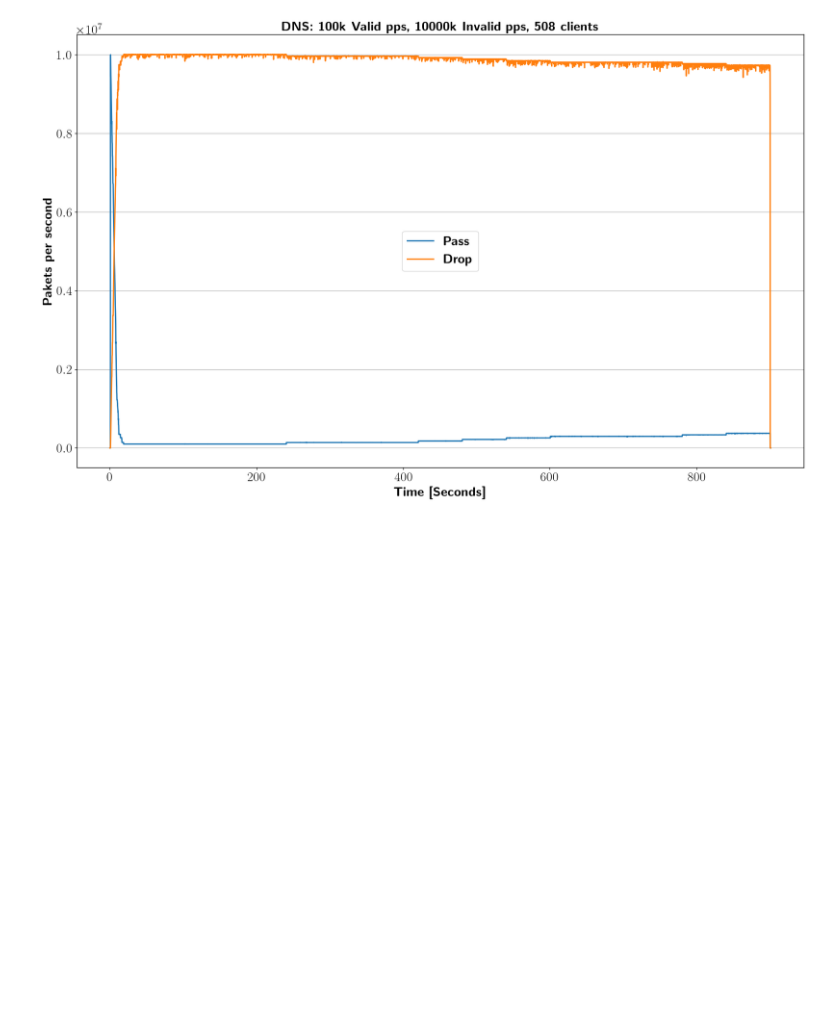
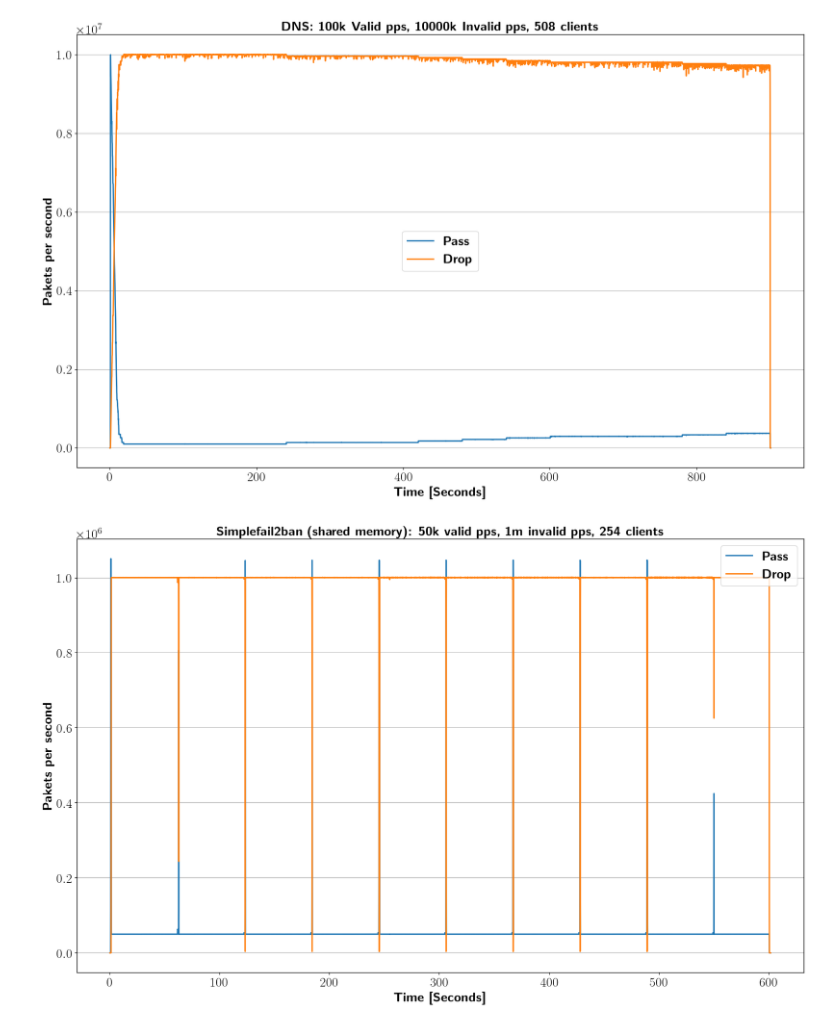
Before and after one commit to DanielVonRauchhaupt/socket_fips, a Jupyter notebook: experiments/Fail2ban_neue_baseline_messung.ipynb, the cells around one changed output. Cells and saved outputs as stored; diff of their text form; code cells hidden in the pictures; blank space fills up the shorter version.

```diff
--- a/experiments/Fail2ban_neue_baseline_messung.ipynb
+++ b/experiments/Fail2ban_neue_baseline_messung.ipynb
@@ -12,6 +12,8 @@ from matplotlib import rc, rcParams
 bind_w100k_nw10000k_c254 = pd.read_csv('bind_w100k_nw10000k_c254.csv',sep=';')
 bind_w100k_nw10000k_c254_2 = pd.read_csv('bind_w100k_nw10000k_c254-2.csv',sep=';')
 udp_w100k_nw10000k_c254 = pd.read_csv('udp_testsvr_w100k_nw10000k_c254.csv',sep=';')
+
+shmrbuf_w50k_nw_1m_c254 = pd.read_csv('exp1_1m_50k_254c.csv',sep=';')
 
 bind_w100k_nw10000k_c254_drop = bind_w100k_nw10000k_c254[bind_w100k_nw10000k_c254['XDP_action'] == 'XDP_DROP']
 bind_w100k_nw10000k_c254_pass = bind_w100k_nw10000k_c254[bind_w100k_nw10000k_c254['XDP_action'] == 'XDP_PASS']
@@ -27,6 +29,9 @@ simplefail2ban_w100k_nw1000k_c254_drop = simplefail2ban_w100k_nw1000k_c254[simpl
 simplefail2ban_w100k_nw1000k_c254_pass = simplefail2ban_w100k_nw1000k_c254[simplefail2ban_w100k_nw1000k_c254['XDP_action'] == 'XDP_PASS']
 simplefail2ban_w1m_nw10m_c254_drop = simplefail2ban_w1m_nw10m_c254[simplefail2ban_w1m_nw10m_c254['XDP_action'] == 'XDP_DROP']
 simplefail2ban_w1m_nw10m_c254_pass = simplefail2ban_w1m_nw10m_c254[simplefail2ban_w1m_nw10m_c254['XDP_action'] == 'XDP_PASS']
+
+shmrbuf_w50k_nw1m_c254_drop = shmrbuf_w50k_nw_1m_c254[shmrbuf_w50k_nw_1m_c254['XDP_action'] == 'XDP_DROP']
+shmrbuf_w50k_nw1m_c254_pass = shmrbuf_w50k_nw_1m_c254[shmrbuf_w50k_nw_1m_c254['XDP_action'] == 'XDP_PASS']
 # %%
 fig = plt.figure()
 fig.set_figwidth(20)
@@ -142,3 +147,26 @@ plt.savefig('udpsvr_w100k_nw10000k_c254.png')
 plt.show()
 # %% [output]
 [figure]
+# %%
+fig = plt.figure()
+fig.set_figwidth(20)
+fig.set_figheight(12)
+f_size=20
+rc('text', usetex=True)
+rc('axes', linewidth=1)
+rc('font', weight='bold')
+rc('xtick', labelsize=f_size)
+rc('ytick', labelsize=f_size)
+
+plt.plot(shmrbuf_w50k_nw1m_c254_pass['time'],shmrbuf_w50k_nw1m_c254_pass['packets/sec'],label=r'\textbf{Pass}',linewidth=2)
+plt.plot(shmrbuf_w50k_nw1m_c254_pass['time'],shmrbuf_w50k_nw1m_c254_drop['packets/sec'],label=r'\textbf{Drop}',linewidth=2)
+
+plt.legend(fontsize=f_size,loc="upper right")
+plt.xlabel(r'\textbf{Time [Seconds]}',fontsize=f_size)
+plt.ylabel(r'\textbf{Pakets per second}',fontsize=f_size)
+plt.title(r'\textbf{Simplefail2ban (shared memory): 50k valid pps, 1m invalid pps, 254 clients}',fontsize=f_size)
+plt.grid(axis='y')
+plt.savefig('simplefai2ban_shrbuf_w50k_nw1m_c254.png')
+plt.show()
+# %% [output]
+[figure, added]
```
Also changed, not shown: 2 other files.
